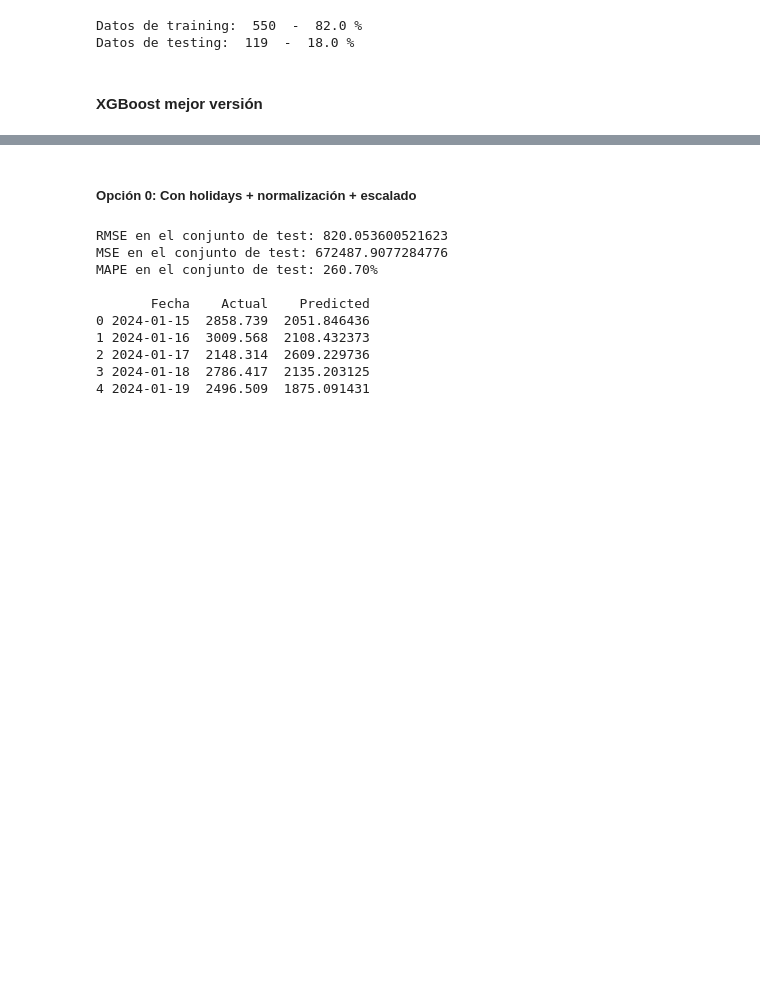
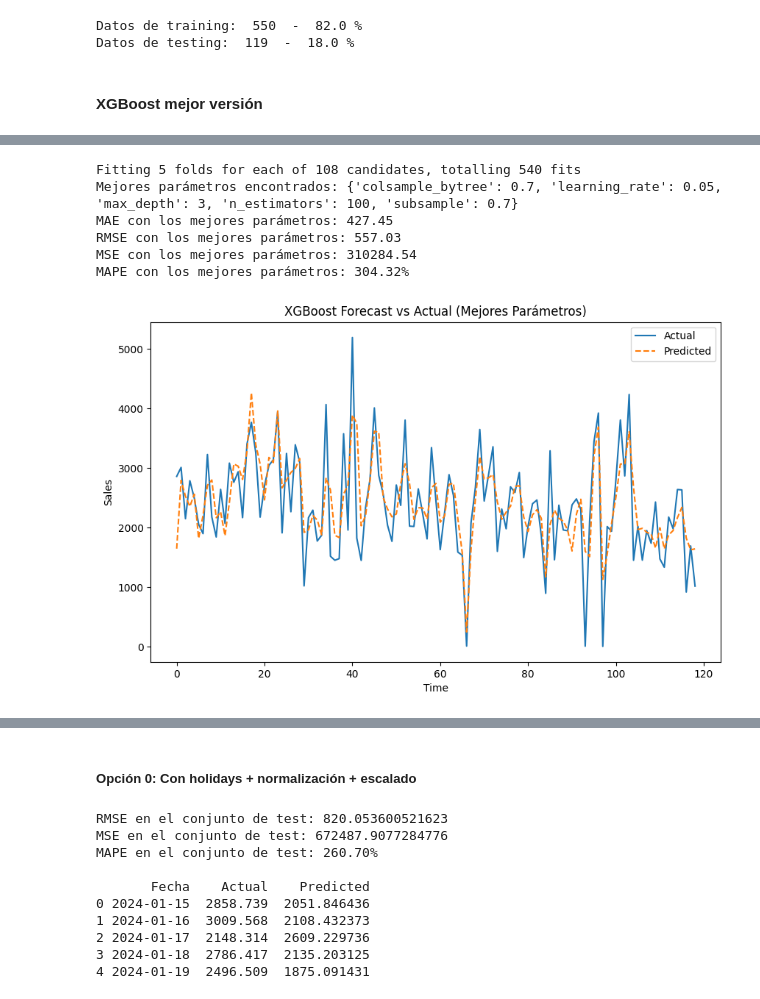
Before and after one commit to juanspadaro/forecasting_for_planning, a Jupyter notebook: 03_XGBoost/forecast_facturapp_xgboost_v2.ipynb, the cells around one changed output, grey strips where cells are left out. Cells and saved outputs as stored; diff of their text form; code cells hidden in the pictures; blank space fills up the shorter version.

```diff
--- a/03_XGBoost/forecast_facturapp_xgboost_v2.ipynb
+++ b/03_XGBoost/forecast_facturapp_xgboost_v2.ipynb
@@ -174,0 +425,62 @@ Datos de testing:  119  -  18.0 %
+# %%
+from sklearn.model_selection import GridSearchCV
+import xgboost as xgb
+
+# Definimos los parámetros que queremos probar en el grid search
+param_grid = {
+    'max_depth': [3, 6, 10],           # Profundidad máxima del árbol
+    'learning_rate': [0.01, 0.05, 0.1], # Tasa de aprendizaje
+    'n_estimators': [100, 500, 1000],   # Número de árboles
+    'colsample_bytree': [0.3, 0.7],     # Proporción de características por árbol
+    'subsample': [0.7, 1.0],            # Proporción de muestras por árbol
+}
+
+# Inicializamos el modelo XGBoost
+xgb_model = xgb.XGBRegressor(objective='reg:squarederror', seed=42)
+
+# Usamos GridSearchCV para probar diferentes combinaciones de hiperparámetros
+grid_search = GridSearchCV(estimator=xgb_model, param_grid=param_grid,
+                           scoring='neg_mean_absolute_error', cv=5, verbose=1)
+
+# Entrenamos el Grid Search con los datos de entrenamiento
+grid_search.fit(X_train, y_train)
+
+# Imprimimos los mejores parámetros
+print(f"Mejores parámetros encontrados: {grid_search.best_params_}")
+
+# Entrenamos el modelo con los mejores parámetros
+best_model = grid_search.best_estimator_
+
+# Realizamos predicciones con el conjunto de test
+y_pred_best = best_model.predict(X_test)
+
+# Calculamos las métricas con los mejores parámetros
+mae_best = mean_absolute_error(y_test, y_pred_best)
+rmse_best = mean_squared_error(y_test, y_pred_best, squared=False)
+mse_best = mean_squared_error(y_test, y_pred_best)
+mape_best = mean_absolute_percentage_error(y_test, y_pred_best)
+
+print(f"MAE con los mejores parámetros: {round(mae_best, 2)}")
+print(f"RMSE con los mejores parámetros: {round(rmse_best, 2)}")
+print(f"MSE con los mejores parámetros: {round(mse_best, 2)}")
+print(f"MAPE con los mejores parámetros: {mape_best:.2f}%")
+
+# Opcional: Graficamos nuevamente con los mejores parámetros
+df_results_best = pd.DataFrame({'Fecha': df_test['ds'], 'Actual': y_test, 'Predicted': y_pred_best})
+
+plt.figure(figsize=(10, 6))
+plt.plot(df_results_best['Actual'].values, label='Actual')
+plt.plot(df_results_best['Predicted'].values, label='Predicted', linestyle='--')
+plt.title(f'XGBoost Forecast vs Actual (Mejores Parámetros)')
+plt.xlabel('Time')
+plt.ylabel('Sales')
+plt.legend()
+plt.show()
+# %% [output]
+Fitting 5 folds for each of 108 candidates, totalling 540 fits
+Mejores parámetros encontrados: {'colsample_bytree': 0.7, 'learning_rate': 0.05, 'max_depth': 3, 'n_estimators': 100, 'subsample': 0.7}
+MAE con los mejores parámetros: 427.45
+RMSE con los mejores parámetros: 557.03
+MSE con los mejores parámetros: 310284.54
+MAPE con los mejores parámetros: 304.32%
+[figure, added]
```
Also changed, not shown: parts of 12 cells of this notebook.
